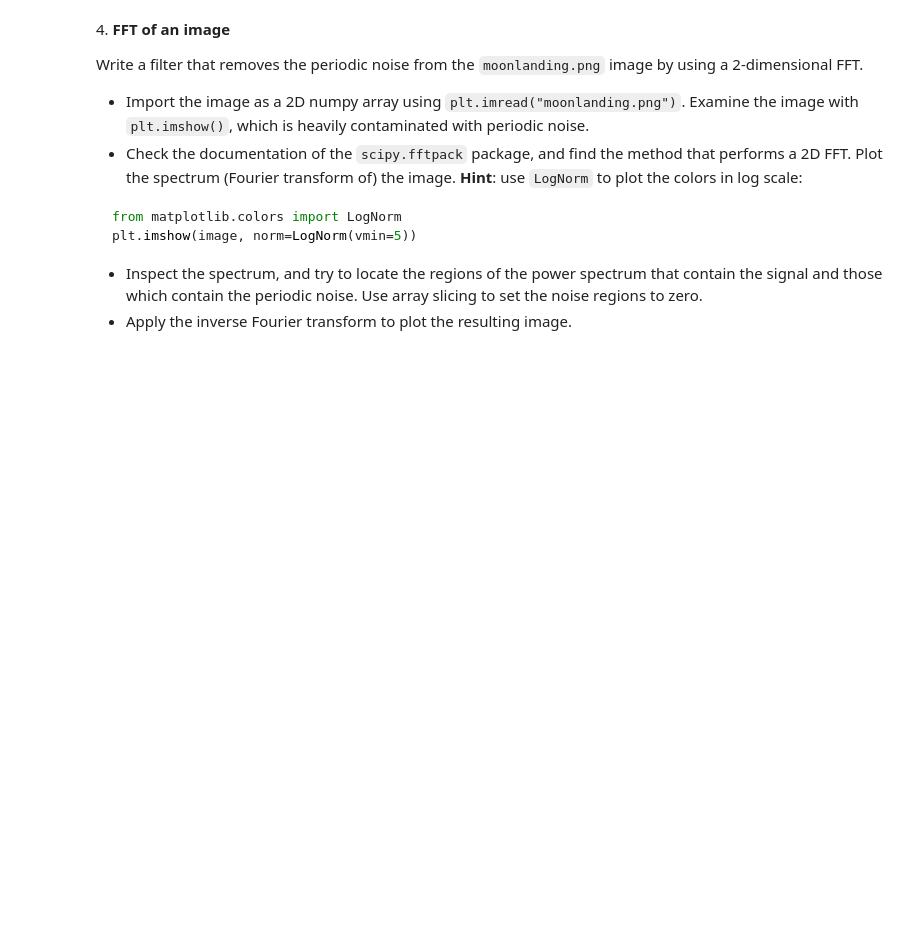
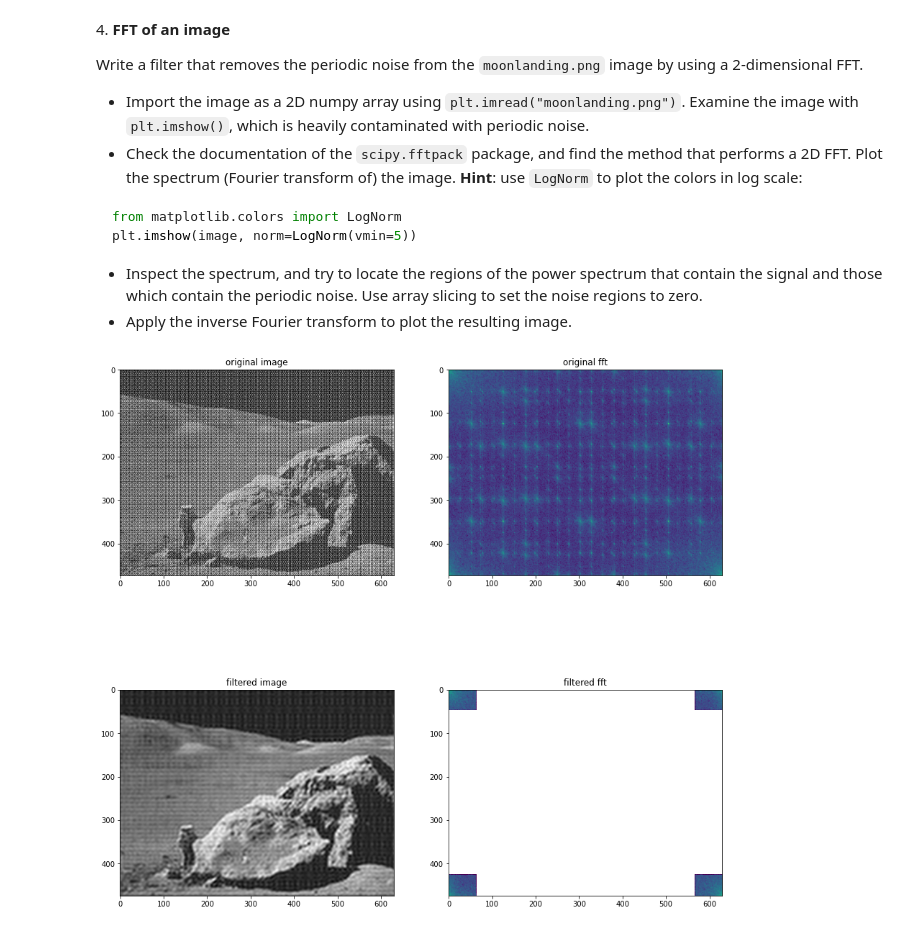
Before and after one commit to luca430/LaboratoryOfComputationalPhysics_Y4, a Jupyter notebook: 09ex_algorithms.ipynb, the cells around one changed output. Cells and saved outputs as stored; diff of their text form; code cells hidden in the pictures; blank space fills up the shorter version.

Commit message:
adding exercise 09

```diff
--- a/09ex_algorithms.ipynb
+++ b/09ex_algorithms.ipynb
@@ -137,0 +138,29 @@ plt.imshow(image, norm=LogNorm(vmin=5))
+# %%
+#Exercise 4
+
+fig, [[ax1,ax2],[ax3,ax4]] = plt.subplots(nrows=2,ncols=2,figsize=(15,15))
+
+image = plt.imread('moonlanding.png')
+ax1.imshow(image, plt.cm.gray)
+ax1.title.set_text('original image')
+
+image_fft = fftpack.fft2(image)
+power = np.abs(image_fft)
+ax2.imshow(power, norm=LogNorm(vmin=5))
+ax2.title.set_text('original fft')
+
+fraction = 0.1
+r,c = image_fft.shape
+filt_image_fft = image_fft.copy()
+
+filt_image_fft[int(r*fraction):int(r*(1-fraction))] = 0
+filt_image_fft[:, int(c*fraction):int(c*(1-fraction))] = 0
+filt_power = np.abs(filt_image_fft)
+ax4.imshow(filt_power, norm=LogNorm(vmin=5))
+ax4.title.set_text('filtered fft')
+
+filt_image = np.real(fftpack.ifft2(filt_image_fft))
+ax3.imshow(filt_image, plt.cm.gray)
+ax3.title.set_text('filtered image')
+# %% [output]
+[figure, added]
```
Also changed, not shown: parts of 2 cells of this notebook, 1 other file.
